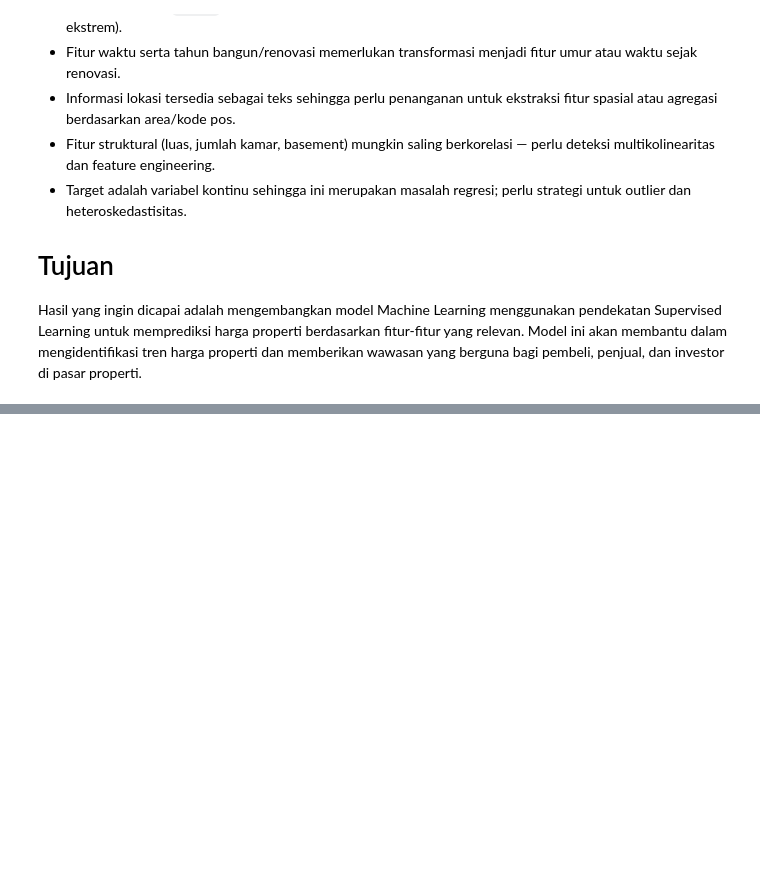
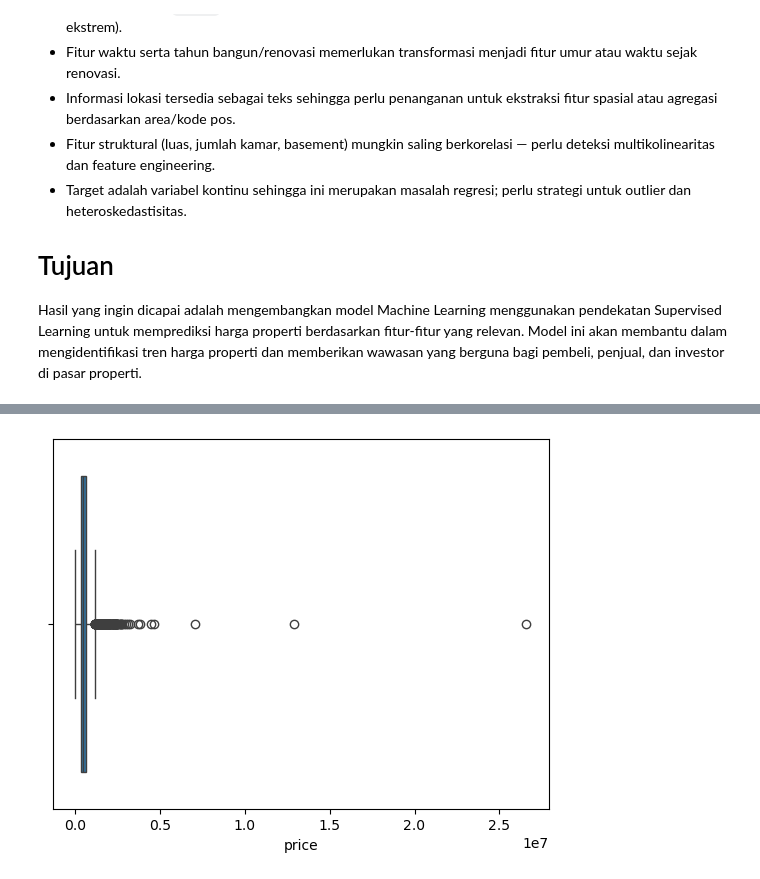
Before and after one commit to Universitas-Cakrawala/uas-stochastic-modeling, a Jupyter notebook: main.ipynb, the cells around one changed output, grey strips where cells are left out. Drawn from its saved outputs; the diff is of its cells as text; code cells hidden in the pictures; blank space fills up the shorter version.

```diff
--- a/main.ipynb
+++ b/main.ipynb
@@ -19,0 +178,5 @@ Hasil yang ingin dicapai adalah mengembangkan model Machine Learning menggunakan
+# %%
+df.drop(df[df['price'] == 0].index, inplace = True)
+df.drop(df[df['bedrooms'] == 0].index, inplace = True)
+df.drop(df[df['bathrooms'] == 0].index, inplace = True)
+df
@@ -19,0 +202,4 @@ Hasil yang ingin dicapai adalah mengembangkan model Machine Learning menggunakan
+# %%
+sns.boxplot(x=df['price']);
+# %% [output]
+[figure, added]
```
Also changed, not shown: parts of 47 cells of this notebook.
